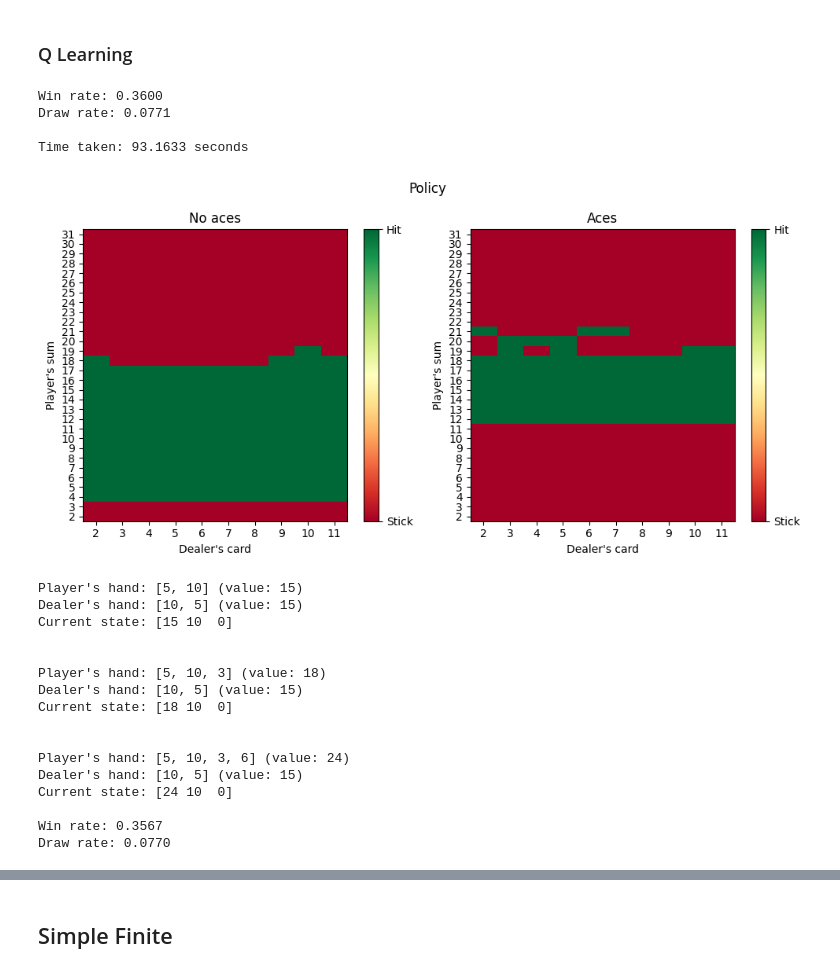
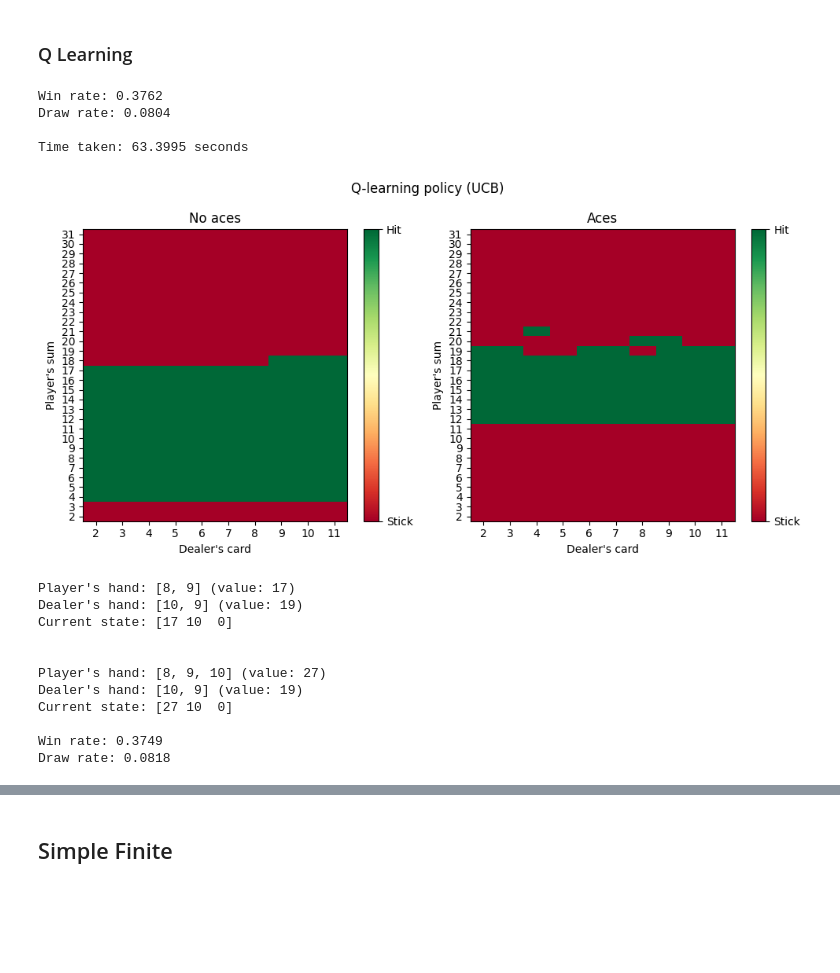
Before and after one commit to ThomasLEMERCIER/BlackJack-RL, a Jupyter notebook: experiments.ipynb, the cells around one changed output, grey strips where cells are left out. Saved outputs shown, nothing was run; the diff lists cells and outputs as text; code cells hidden in the pictures; blank space fills up the shorter version.

```diff
--- a/experiments.ipynb
+++ b/experiments.ipynb
@@ -151,12 +148,7 @@ Draw rate: 0.0756
 # %%
-#epsilon greedy 0.8
-
-exploration = EpsilonGreedy(epsilon=0.8, decay=0.999999, seed=42)
-qlearning_parameters = SarsaParameters(num_states=get_num_states(env.observation_space), num_actions=env.action_space.n)
-agent = SarsaAgent(qlearning_parameters, exploration)
+exploration = EpsilonGreedy(epsilon=0.1, decay=1, seed=42)
+sarsa_parameters = SarsaParameters(num_states=get_num_states(env.observation_space), num_actions=env.action_space.n, alpha=0.05, gamma=0.9)
+agent = SarsaAgent(sarsa_parameters, exploration)
 
 main_sarsa(env, agent, n_episodes)
-
-policy = agent.get_policy()
-play_policy(env, agent, n_test_episodes)
 # %% [output]
@@ -180,11 +170,0 @@ Draw rate: 0.0834
-# %%
-#epsilon greedy 0.2
-
-exploration = EpsilonGreedy(epsilon=0.2, decay=0.999999, seed=42)
-qlearning_parameters = SarsaParameters(num_states=get_num_states(env.observation_space), num_actions=env.action_space.n)
-agent = SarsaAgent(qlearning_parameters, exploration)
-
-main_sarsa(env, agent, n_episodes)
-
-policy = agent.get_policy()
-play_policy(env, agent, n_test_episodes)
@@ -240,36 +220,31 @@ def main_qlearning(env: gym.Env, agent: QlearningAgent, n_episodes: int):
     print(f"\nTime taken: {time.time() - start:.4f} seconds")
 # %%
 exploration = UCB(num_states=get_num_states(env.observation_space), num_actions=env.action_space.n, seed=42)
-qlearning_parameters = QlearningParameters(num_states=get_num_states(env.observation_space), num_actions=env.action_space.n)
+qlearning_parameters = QlearningParameters(num_states=get_num_states(env.observation_space), num_actions=env.action_space.n, alpha=0.05, gamma=0.9)
 agent = QlearningAgent(qlearning_parameters, exploration)
 
 main_qlearning(env, agent, n_episodes)
 # %% [output]
-Win rate: 0.3600
-Draw rate: 0.0771
+Win rate: 0.3762
+Draw rate: 0.0804
 
-Time taken: 93.1633 seconds
+Time taken: 63.3995 seconds
 # %%
 policy = agent.get_policy()
-plot_policy_simple_blackjack(policy, env.observation_space)
+plot_policy_simple_blackjack(policy, env.observation_space, title="Q-learning policy (UCB)")
 
 play_policy(env, agent, n_test_episodes)
 # %% [output]
-[figure, old version]
+[figure, new version]
-Player's hand: [5, 10] (value: 15)
-Dealer's hand: [10, 5] (value: 15)
-Current state: [15 10  0]
+Player's hand: [8, 9] (value: 17)
+Dealer's hand: [10, 9] (value: 19)
+Current state: [17 10  0]
 
 
-Player's hand: [5, 10, 3] (value: 18)
-Dealer's hand: [10, 5] (value: 15)
-Current state: [18 10  0]
+Player's hand: [8, 9, 10] (value: 27)
+Dealer's hand: [10, 9] (value: 19)
+Current state: [27 10  0]
 
-
-Player's hand: [5, 10, 3, 6] (value: 24)
-Dealer's hand: [10, 5] (value: 15)
-Current state: [24 10  0]
-
-Win rate: 0.3567
-Draw rate: 0.0770
+Win rate: 0.3749
+Draw rate: 0.0818
 # %%
```
Also changed, not shown: parts of 32 cells of this notebook, 1 other file.
